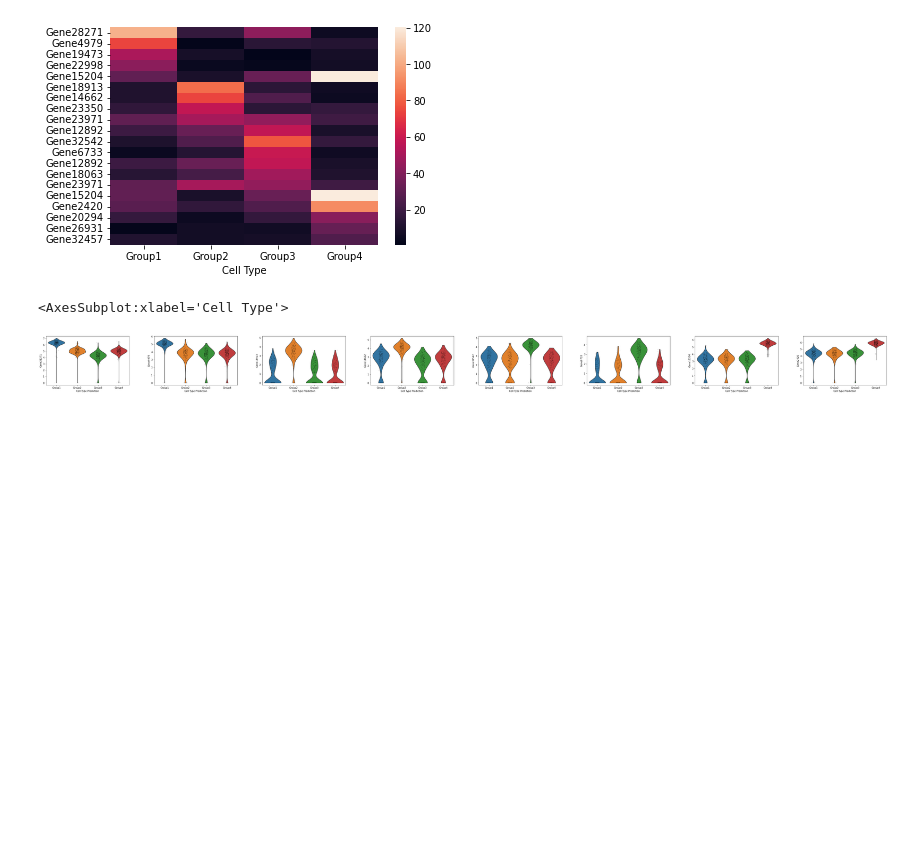
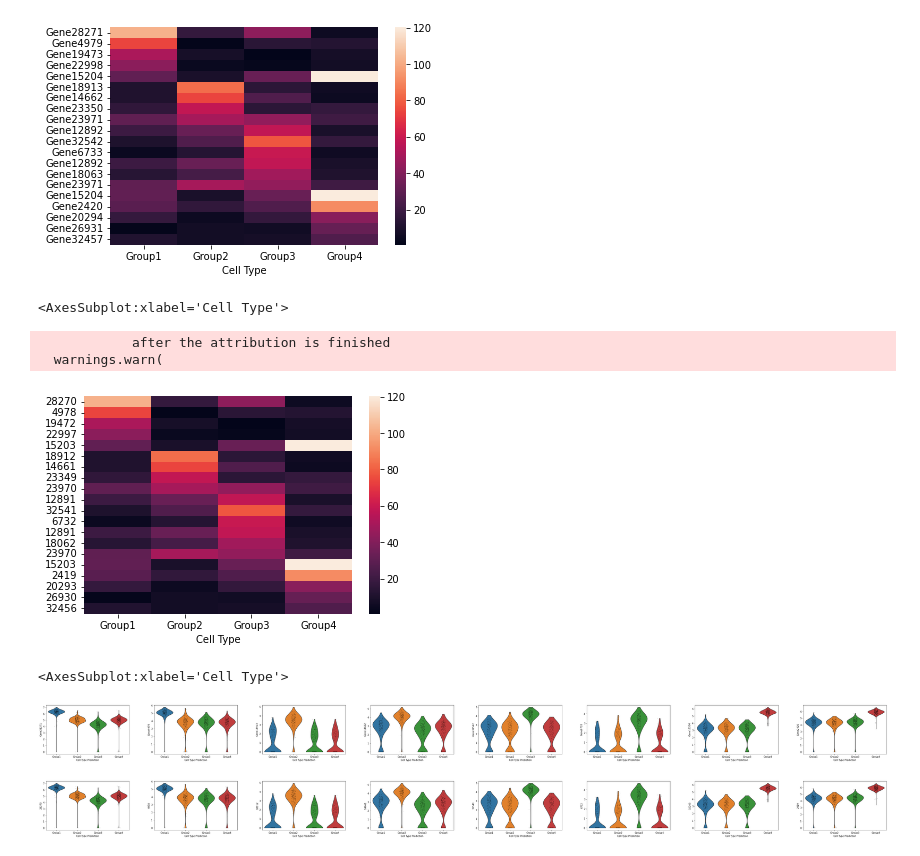
Before and after one commit to mperozek11/scSHARP_tool, a Jupyter notebook: demo.ipynb, the cells around one changed output. Cells and saved outputs as stored; diff of their text form; code cells hidden in the pictures; blank space fills up the shorter version.

Commit message:
read in anndata

```diff
--- a/demo.ipynb
+++ b/demo.ipynb
@@ -12,6 +12,16 @@ neighbors=2
 
 config="configs/2_25.txt"
 sharp = scSHARP(data_path, tool_list, marker_path, tool_preds, neighbors, config)
+# %%
+#example using anndata input
+data_path = "simulations/splat_0.7/anndata_0.7.h5ad"
+tool_preds = "/users/daniel/desktop/preds_test.csv"
+tool_list = ["scina", "scsorter", "sctype", "scpred", "singler"]
+marker_path = "simulations/splat_0.7/markers.txt"
+tool_preds = "/users/daniel/desktop/preds_test.csv"
+neighbors=2
+config="configs/2_25.txt"
+sharp = scSHARP(data_path, tool_list, marker_path, tool_preds, neighbors=neighbors, config=config,anndata_use_raw=True)
 # %%
 out_path = "/users/daniel/desktop/preds_test.csv"
 ref_path = "simulations/splat_0.7/ref_counts.csv.gz"
@@ -51,7 +61,19 @@ sharp.heat_map(n=5)
   warnings.warn(
 [figure]
 <AxesSubplot:xlabel='Cell Type'>
+# %%
+int_df = sharp.run_interpretation()
+sharp.heat_map(n=5)
+# %% [output]
+            after the attribution is finished
+  warnings.warn(
+[figure, added]
+<AxesSubplot:xlabel='Cell Type'>
 # %%
 sharp.expression_plots(n=2)
 # %% [output]
 [figure]
+# %%
+sharp.expression_plots(n=2)
+# %% [output]
+[figure, added]
```
Also changed, not shown: parts of 1 cell of this notebook, 3 other files.
